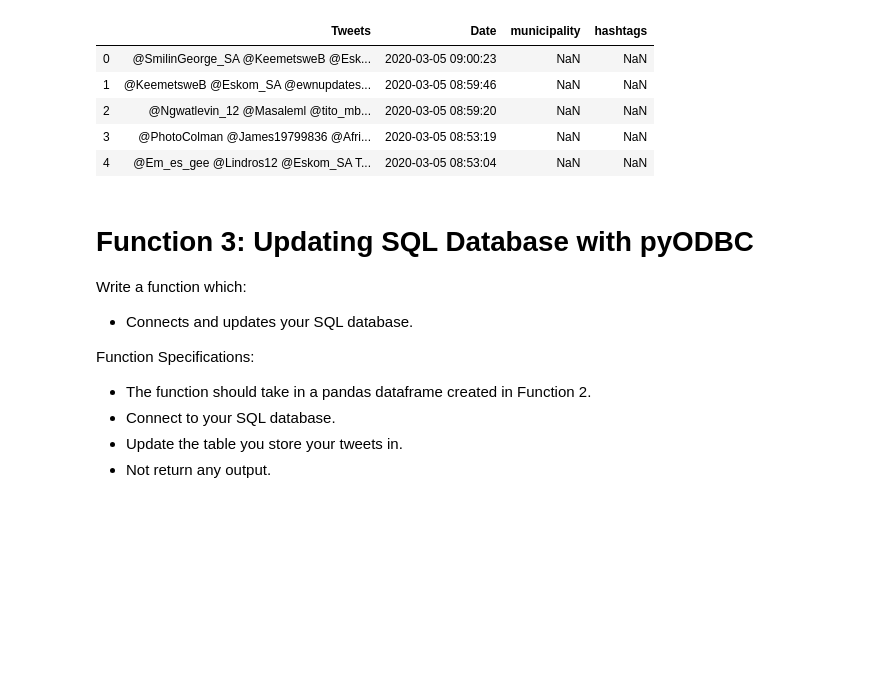
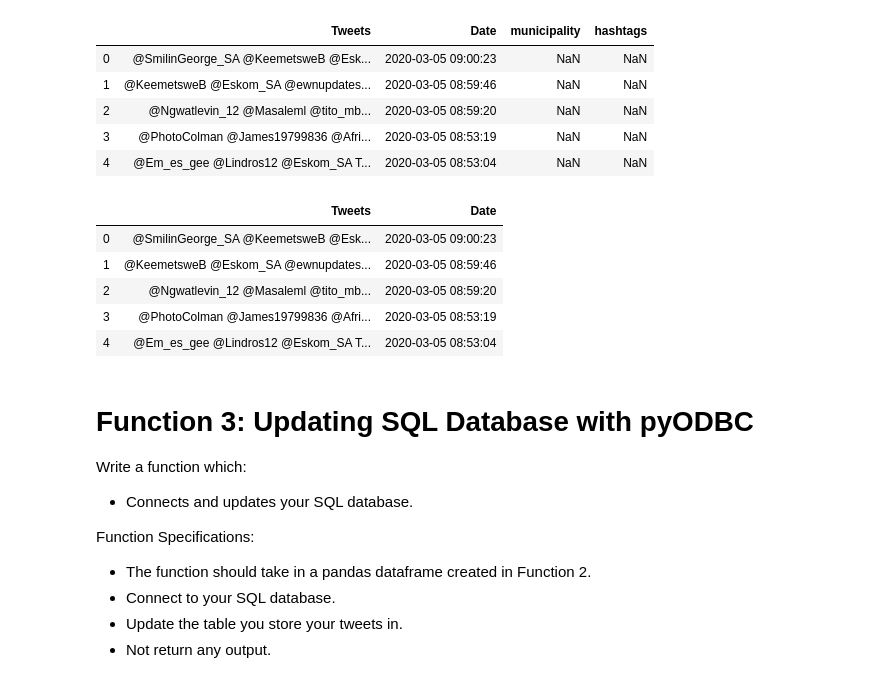
Before and after one commit to Ndu3000/eskom_gather, a Jupyter notebook: pipeline_student_version_2.ipynb, the cells around one changed output. Drawn from its saved outputs; the diff is of its cells as text; code cells hidden in the pictures; blank space fills up the shorter version.

```diff
--- a/pipeline_student_version_2.ipynb
+++ b/pipeline_student_version_2.ipynb
@@ -228,6 +228,17 @@ twitter_df.head()
 | 2 | @Ngwatlevin_12 @Masaleml @tito_mb... | 2020-03-05 08:59:20 | NaN | NaN |
 | 3 | @PhotoColman @James19799836 @Afri... | 2020-03-05 08:53:19 | NaN | NaN |
 | 4 | @Em_es_gee @Lindros12 @Eskom_SA T... | 2020-03-05 08:53:04 | NaN | NaN |
+# %%
+twitter_df = twitter_df[['Tweets', 'Date']]
+# %%
+twitter_df.head()
+# %% [output]
+|  | Tweets | Date |
+| 0 | @SmilinGeorge_SA @KeemetsweB @Esk... | 2020-03-05 09:00:23 |
+| 1 | @KeemetsweB @Eskom_SA @ewnupdates... | 2020-03-05 08:59:46 |
+| 2 | @Ngwatlevin_12 @Masaleml @tito_mb... | 2020-03-05 08:59:20 |
+| 3 | @PhotoColman @James19799836 @Afri... | 2020-03-05 08:53:19 |
+| 4 | @Em_es_gee @Lindros12 @Eskom_SA T... | 2020-03-05 08:53:04 |
 # %% [markdown]
 # Function 3: Updating SQL Database with pyODBC
 
```
Also changed, not shown: parts of 6 cells of this notebook.
